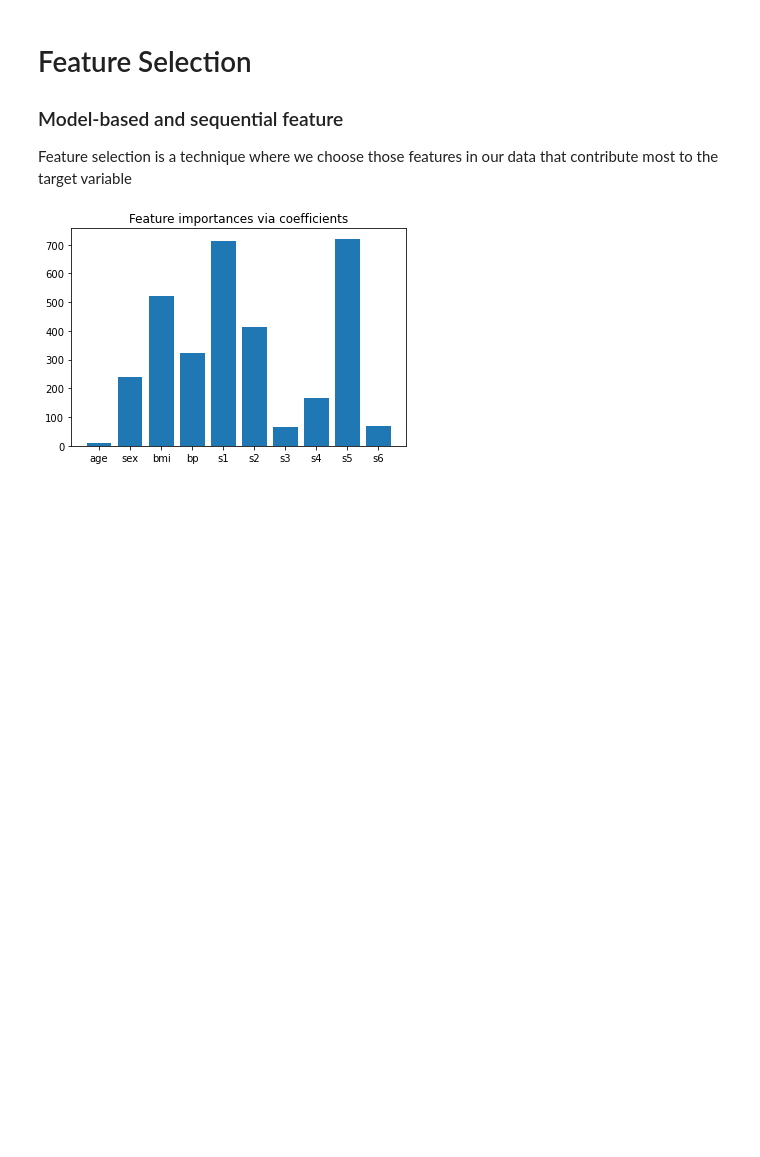
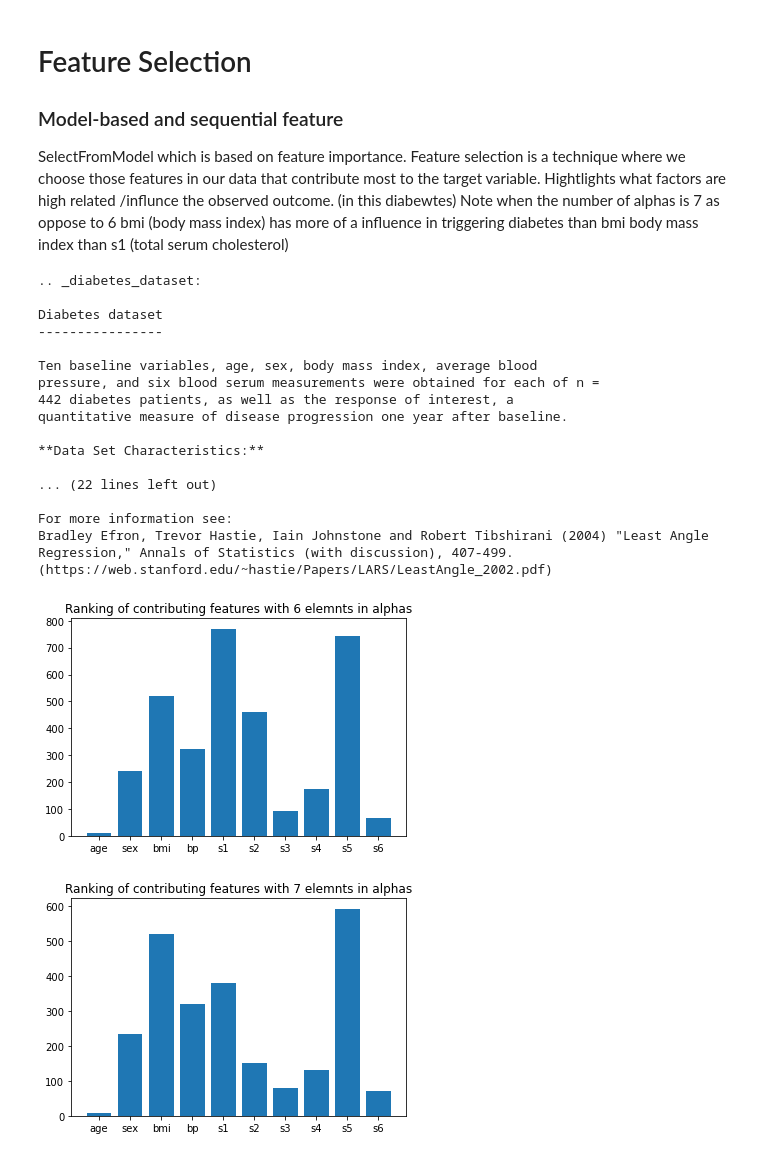
Before and after one commit to Eoin-Lernihan/Emerging-Technologies-2021, a Jupyter notebook: composetest/scikit_learn_libary.ipynb, the cells around one changed output. Saved outputs shown, nothing was run; the diff lists cells and outputs as text; code cells hidden in the pictures; blank space fills up the shorter version.

```diff
--- a/composetest/scikit_learn_libary.ipynb
+++ b/composetest/scikit_learn_libary.ipynb
@@ -126,4 +46,6 @@ yellow  0.41    0.06    0.94
 # %% [markdown]
 <h1>Feature Selection</h1>
 <h3>Model-based and sequential feature</h3>
-Feature selection is a technique where we choose those features in our data that contribute most to the target variable
+SelectFromModel which is based on feature importance.
+Feature selection is a technique where we choose those features in our data that contribute most to the target variable. Hightlights what factors are high related /influnce the observed outcome. (in this diabewtes)
+Note when the number of alphas is 7 as oppose to 6  bmi (body mass index) has more of a influence in triggering diabetes than bmi     body mass index than s1 (total serum cholesterol)
@@ -135,13 +52,52 @@ X, y = diabetes.data, diabetes.target
 # %%
-import matplotlib.pyplot as plt
 import numpy as np
+from sklearn.datasets import load_diabetes
 from sklearn.linear_model import RidgeCV
+# Ten baseline variables, age, sex, body mass index, average blood pressure,
+# and six blood serum measurements were obtained for each of n = 442 diabetes patients, as well as the response of interest,
+# a quantitative measure of disease progression one year after baseline.
+# Note: Each of these 10 feature variables have been mean centered and scaled by the standard deviation times n_samples (i.e. the sum of squares of each column totals 1).
 
-ridge = RidgeCV(alphas=np.logspace(-6, 6, num=5)).fit(X, y)
+# load the dataset
+diabetes = load_diabetes()
+print(diabetes.DESCR)
+print()
+print()
+
+X, y = diabetes.data, diabetes.target
+# chaging num to 7 will change features importance below i.e bmi becomes more inpoirtance
+ridge = RidgeCV(alphas=np.logspace(-6, 6, num=6)).fit(X, y)
+
 importance = np.abs(ridge.coef_)
 feature_names = np.array(diabetes.feature_names)
 plt.bar(height=importance, x=feature_names)
-plt.title("Feature importances via coefficients")
+plt.title("Ranking of contributing features with 6 elemnts in alphas")
 plt.show()
+
+#second greaph num is 7 (array of 7) bmi is now more important
+ridge = RidgeCV(alphas=np.logspace(-6, 6, num=7)).fit(X, y)
+importance = np.abs(ridge.coef_)
+feature_names = np.array(diabetes.feature_names)
+plt.bar(height=importance, x=feature_names)
+plt.title("Ranking of contributing features with 7 elemnts in alphas")
+plt.show()
 # %% [output]
+.. _diabetes_dataset:
+
+Diabetes dataset
+----------------
+
+Ten baseline variables, age, sex, body mass index, average blood
+pressure, and six blood serum measurements were obtained for each of n =
+442 diabetes patients, as well as the response of interest, a
+quantitative measure of disease progression one year after baseline.
+
+**Data Set Characteristics:**
+
+... (22 lines left out)
+
+For more information see:
+Bradley Efron, Trevor Hastie, Iain Johnstone and Robert Tibshirani (2004) "Least Angle Regression," Annals of Statistics (with discussion), 407-499.
+(https://web.stanford.edu/~hastie/Papers/LARS/LeastAngle_2002.pdf)
-[figure, old version]
+[figure, new version]
+[figure, added]
```
Also changed, not shown: parts of 5 cells of this notebook, 1 other file.
